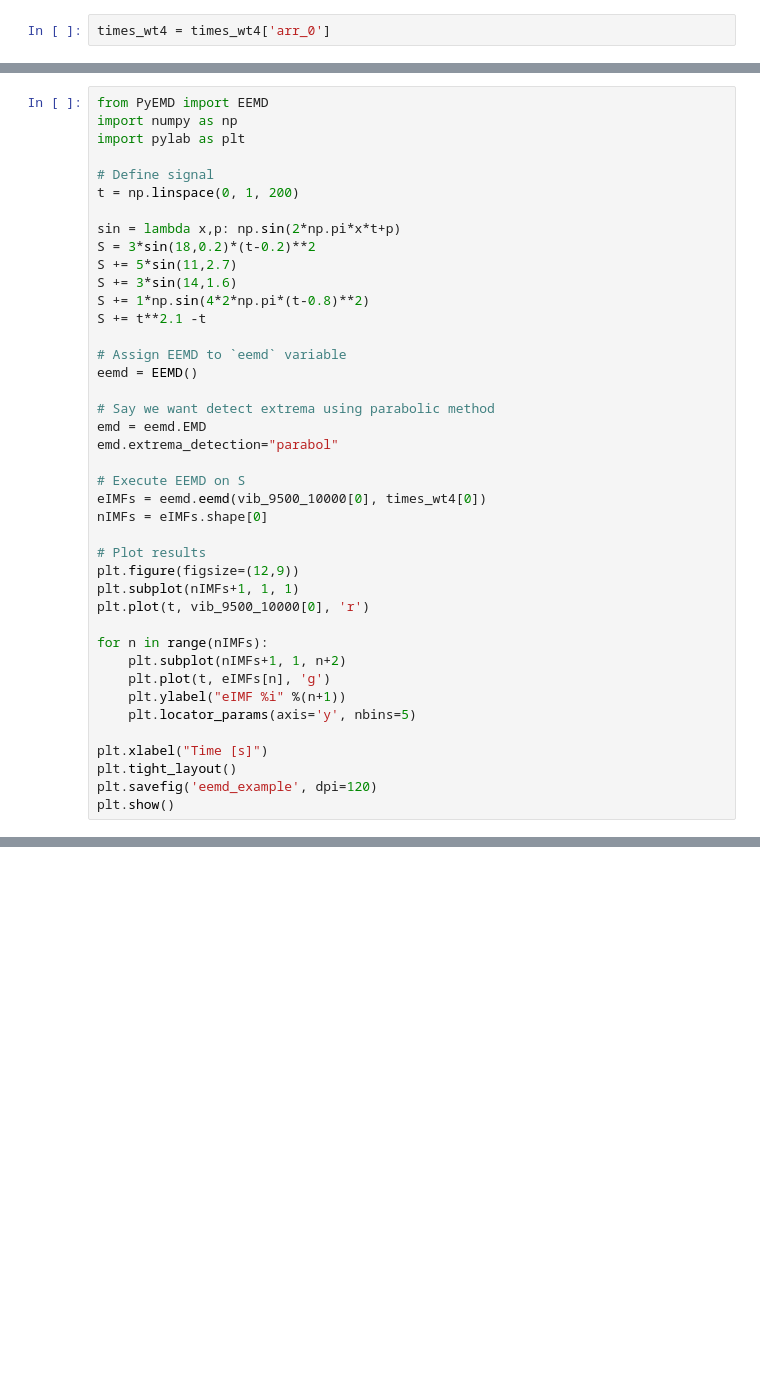
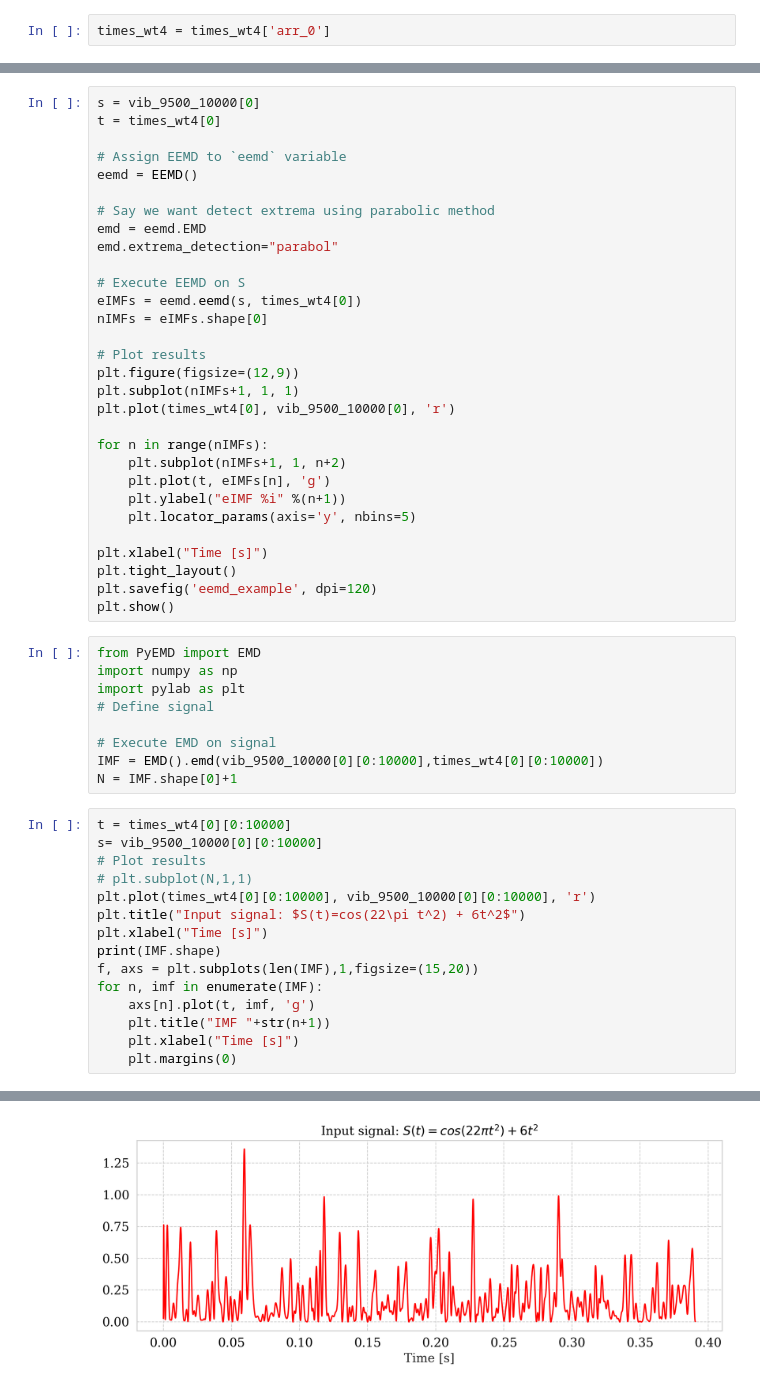
Before and after one commit to StianIsmar/master-thesis, a Jupyter notebook: src/clustering/emd.ipynb, the cells around one changed output, grey strips where cells are left out. Drawn from its saved outputs; the diff is of its cells as text; blank space fills up the shorter version.

```diff
--- a/src/clustering/emd.ipynb
+++ b/src/clustering/emd.ipynb
@@ -91,17 +101,6 @@ times_wt4[0].shape
 # %%
-from PyEMD import EEMD
-import numpy as np
-import pylab as plt
-
-# Define signal
-t = np.linspace(0, 1, 200)
-
-sin = lambda x,p: np.sin(2*np.pi*x*t+p)
-S = 3*sin(18,0.2)*(t-0.2)**2
-S += 5*sin(11,2.7)
-S += 3*sin(14,1.6)
-S += 1*np.sin(4*2*np.pi*(t-0.8)**2)
-S += t**2.1 -t
+s = vib_9500_10000[0]
+t = times_wt4[0]
 
 # Assign EEMD to `eemd` variable
 eemd = EEMD()
@@ -111,13 +110,13 @@ emd = eemd.EMD
 emd.extrema_detection="parabol"
 
 # Execute EEMD on S
-eIMFs = eemd.eemd(vib_9500_10000[0], times_wt4[0])
+eIMFs = eemd.eemd(s, times_wt4[0])
 nIMFs = eIMFs.shape[0]
 
 # Plot results
 plt.figure(figsize=(12,9))
 plt.subplot(nIMFs+1, 1, 1)
-plt.plot(t, vib_9500_10000[0], 'r')
+plt.plot(times_wt4[0], vib_9500_10000[0], 'r')
 
 for n in range(nIMFs):
     plt.subplot(nIMFs+1, 1, n+2)
@@ -129,3 +128,28 @@ plt.xlabel("Time [s]")
 plt.tight_layout()
 plt.savefig('eemd_example', dpi=120)
 plt.show()
+# %%
+from PyEMD import EMD
+import numpy as np
+import pylab as plt
+# Define signal
+
+# Execute EMD on signal
+IMF = EMD().emd(vib_9500_10000[0][0:10000],times_wt4[0][0:10000])
+N = IMF.shape[0]+1
+# %%
+t = times_wt4[0][0:10000]
+s= vib_9500_10000[0][0:10000]
+# Plot results
+# plt.subplot(N,1,1)
+plt.plot(times_wt4[0][0:10000], vib_9500_10000[0][0:10000], 'r')
+plt.title("Input signal: $S(t)=cos(22\pi t^2) + 6t^2$")
+plt.xlabel("Time [s]")
+print(IMF.shape)
+f, axs = plt.subplots(len(IMF),1,figsize=(15,20))
+for n, imf in enumerate(IMF):
+    axs[n].plot(t, imf, 'g')
+    plt.title("IMF "+str(n+1))
+    plt.xlabel("Time [s]")
+    plt.margins(0)
+# %% [output]
@@ -131,0 +157 @@ plt.show()
+[figure, added]
```
Also changed, not shown: parts of 6 cells of this notebook, 11 other files.
